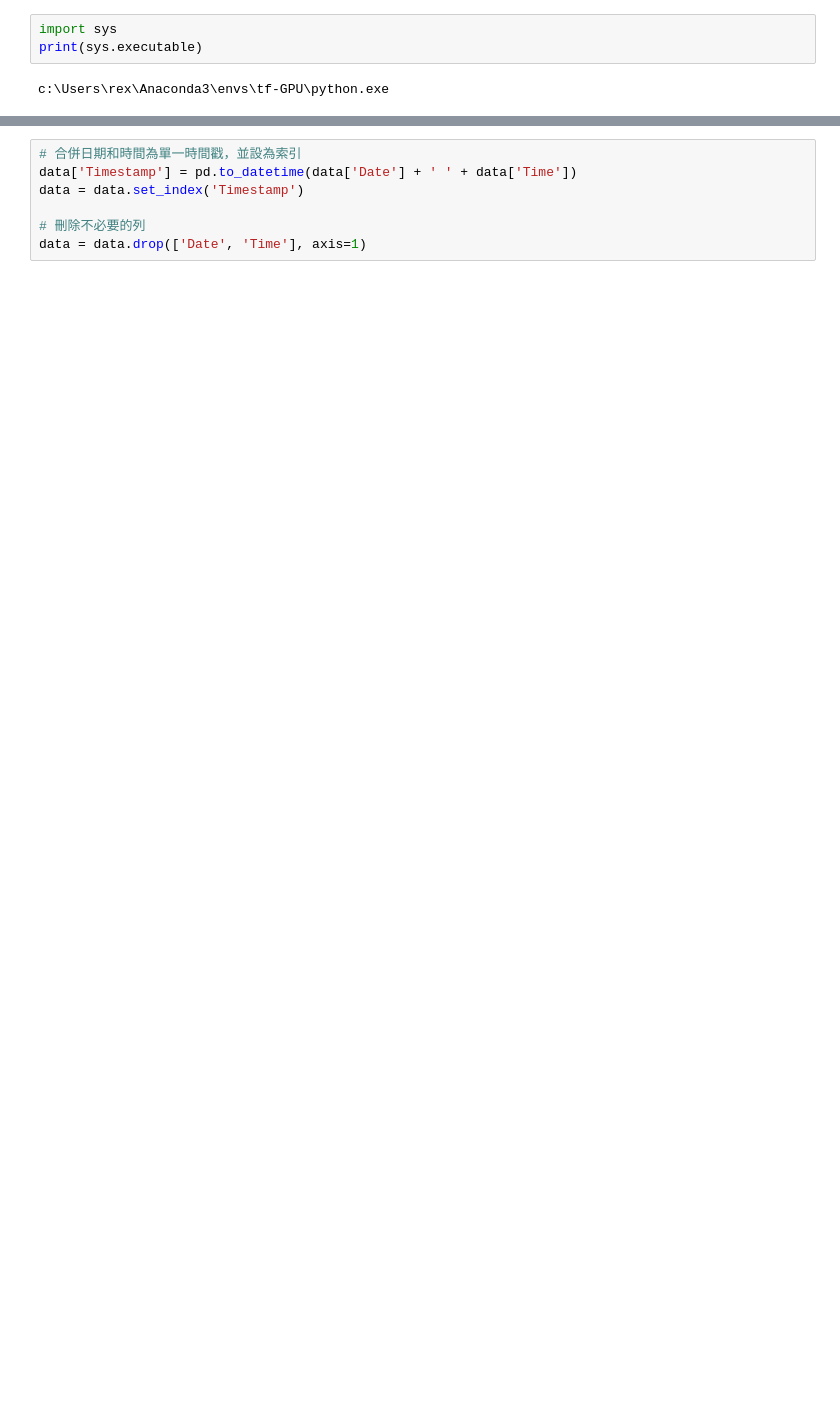
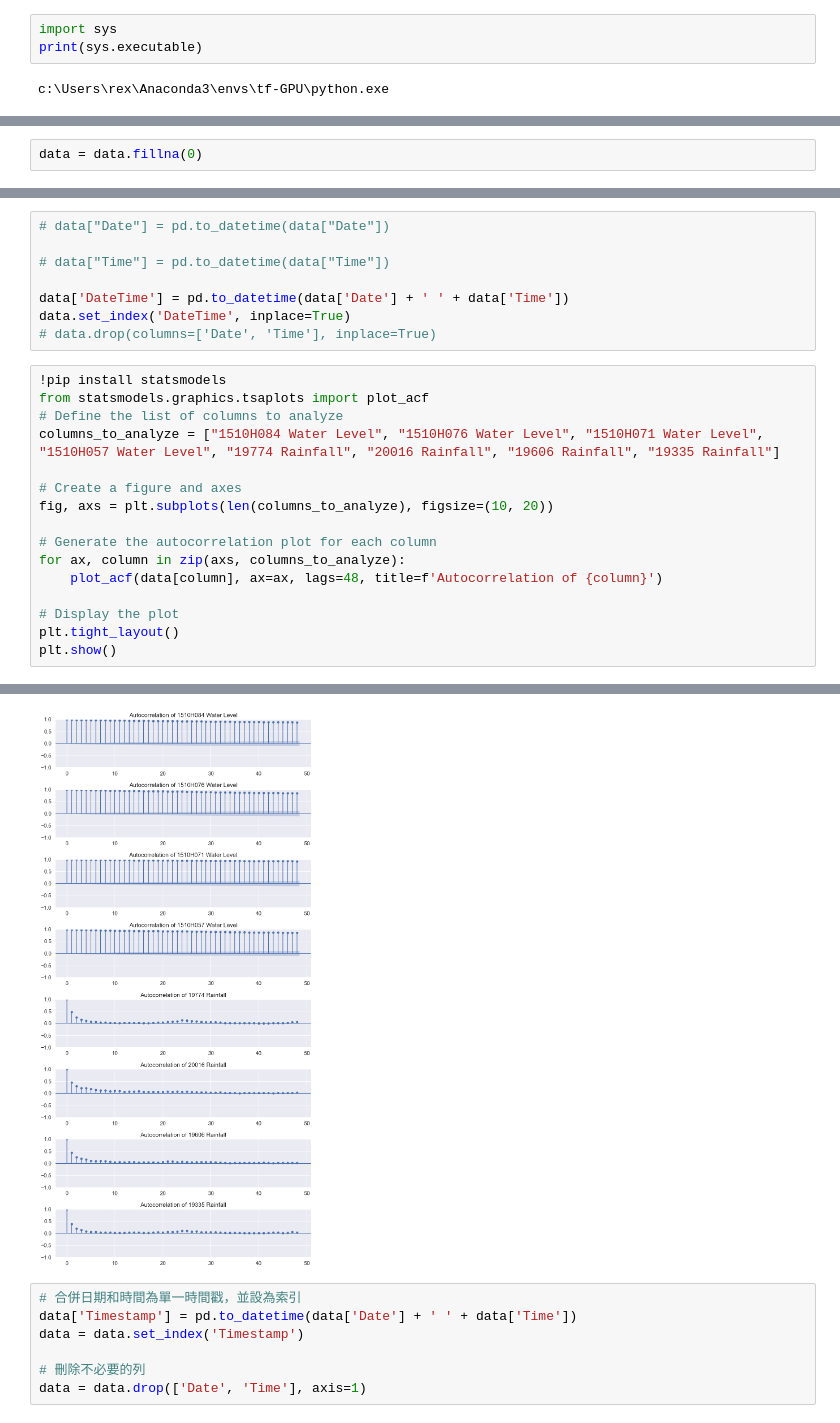
Before and after one commit to wenyi22/-, a Jupyter notebook: water level prediction.ipynb, the cells around one changed output, grey strips where cells are left out. Drawn from its saved outputs; the diff is of its cells as text; blank space fills up the shorter version.

```diff
--- a/water level prediction.ipynb
+++ b/water level prediction.ipynb
@@ -60,0 +69,2 @@ c:\Users\rex\Anaconda3\envs\tf-GPU\python.exe
+# %%
+data = data.fillna(0)
@@ -60,0 +103,25 @@ c:\Users\rex\Anaconda3\envs\tf-GPU\python.exe
+# %%
+# data["Date"] = pd.to_datetime(data["Date"])
+
+# data["Time"] = pd.to_datetime(data["Time"])
+
+data['DateTime'] = pd.to_datetime(data['Date'] + ' ' + data['Time'])
+data.set_index('DateTime', inplace=True)
+# data.drop(columns=['Date', 'Time'], inplace=True)
+# %%
+!pip install statsmodels
+from statsmodels.graphics.tsaplots import plot_acf
+# Define the list of columns to analyze
+columns_to_analyze = ["1510H084 Water Level", "1510H076 Water Level", "1510H071 Water Level", "1510H057 Water Level", "19774 Rainfall", "20016 Rainfall", "19606 Rainfall", "19335 Rainfall"]
+
+# Create a figure and axes
+fig, axs = plt.subplots(len(columns_to_analyze), figsize=(10, 20))
+
+# Generate the autocorrelation plot for each column
+for ax, column in zip(axs, columns_to_analyze):
+    plot_acf(data[column], ax=ax, lags=48, title=f'Autocorrelation of {column}')
+
+# Display the plot
+plt.tight_layout()
+plt.show()
+# %% [output]
@@ -61,3 +138,4 @@ c:\Users\rex\Anaconda3\envs\tf-GPU\python.exe
+[figure, added]
 # %%
 # 合併日期和時間為單一時間戳，並設為索引
 data['Timestamp'] = pd.to_datetime(data['Date'] + ' ' + data['Time'])
```
Also changed, not shown: parts of 11 cells of this notebook, 1 other file.
